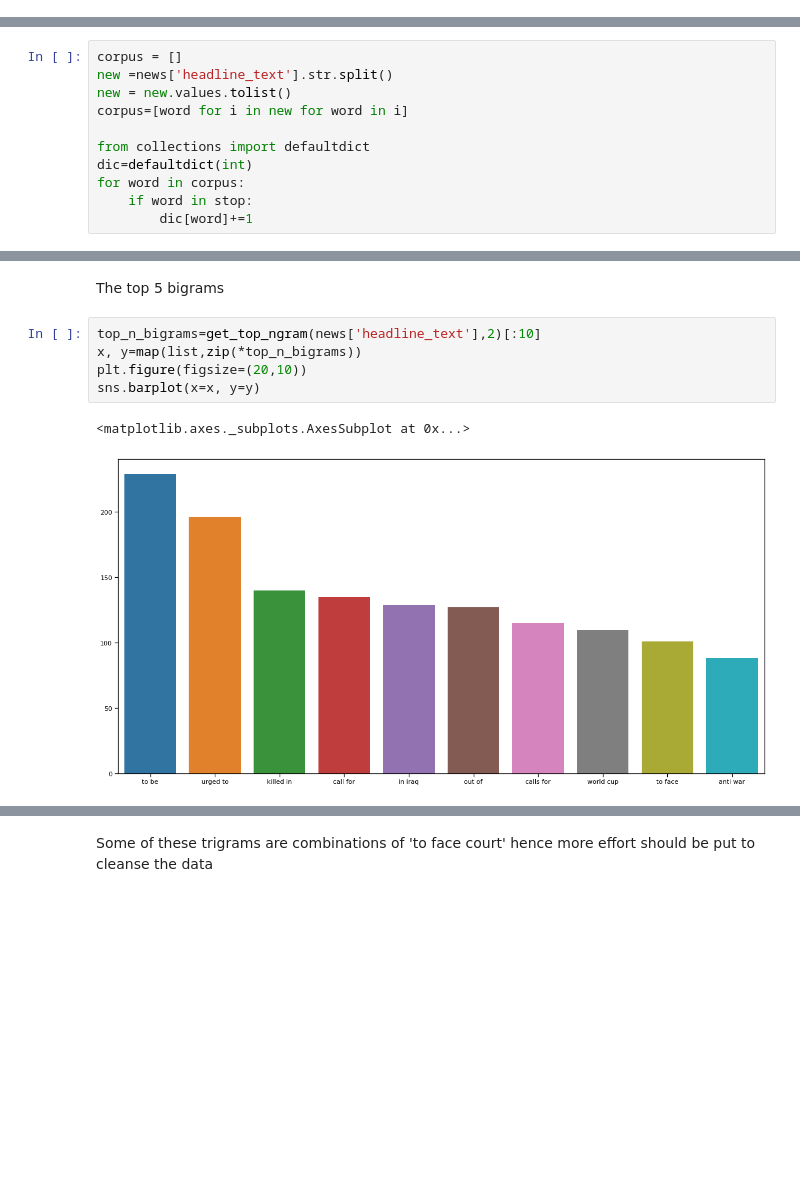
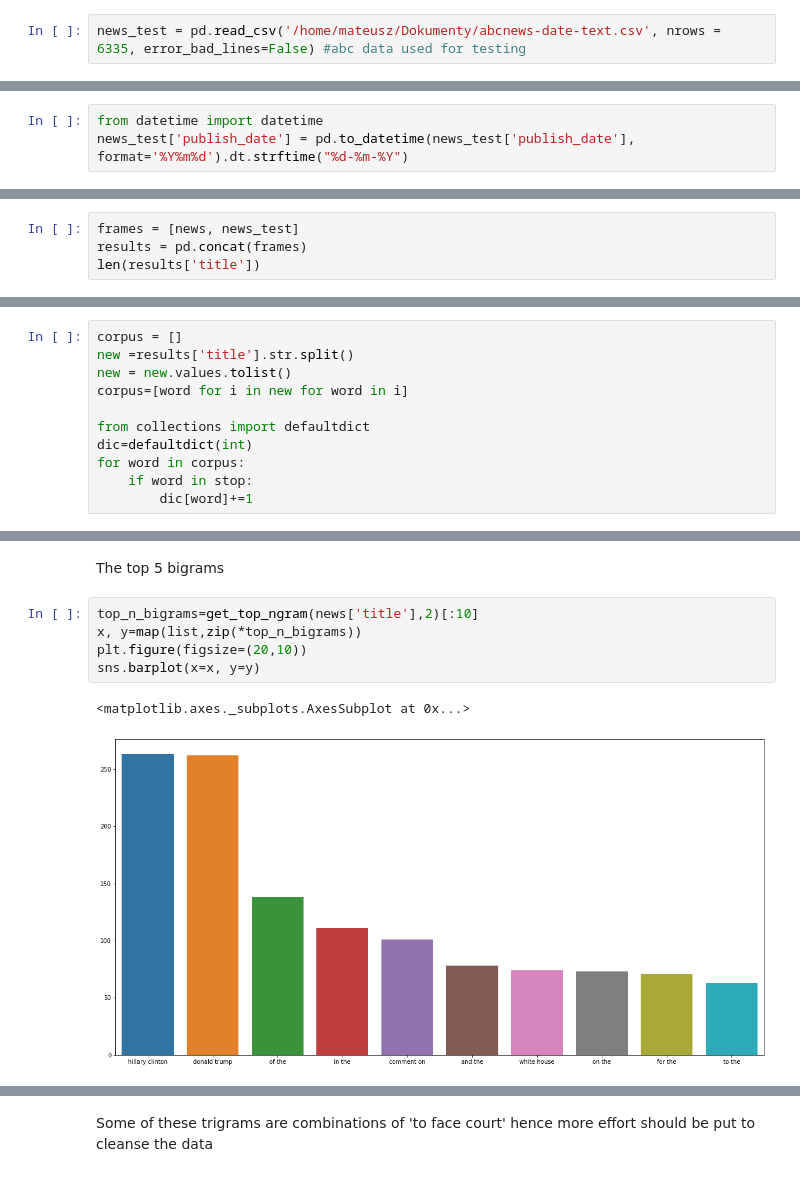
Before and after one commit to Cauchy-1899c/Project-4-LanguageProcessing, a Jupyter notebook: Untitled4.ipynb, the cells around one changed output, grey strips where cells are left out. Drawn from its saved outputs; the diff is of its cells as text; blank space fills up the shorter version.

```diff
--- a/Untitled4.ipynb
+++ b/Untitled4.ipynb
@@ -28 +94,3 @@ news = pd.read_csv('/home/mateusz/Dokumenty/abcnews-date-text.csv',nrows = 20000
+# %%
+news_test = pd.read_csv('/home/mateusz/Dokumenty/abcnews-date-text.csv', nrows = 6335, error_bad_lines=False) #abc data used for testing
 # %%
@@ -56,0 +123,3 @@ news.head()
+# %%
+from datetime import datetime
+news_test['publish_date'] = pd.to_datetime(news_test['publish_date'], format='%Y%m%d').dt.strftime("%d-%m-%Y")
@@ -125,0 +248,4 @@ Creating the corpus
+# %%
+frames = [news, news_test]
+results = pd.concat(frames)
+len(results['title'])
@@ -126,6 +259,6 @@ Creating the corpus
 # %%
 corpus = []
-new =news['headline_text'].str.split()
+new =results['title'].str.split()
 new = new.values.tolist()
 corpus=[word for i in new for word in i]
 
@@ -172,11 +307,11 @@ def get_top_ngram(corpus, n=None):
 # %% [markdown]
 The top 5 bigrams
 # %%
-top_n_bigrams=get_top_ngram(news['headline_text'],2)[:10]
+top_n_bigrams=get_top_ngram(news['title'],2)[:10]
 x, y=map(list,zip(*top_n_bigrams))
 plt.figure(figsize=(20,10))
 sns.barplot(x=x, y=y)
 # %% [output]
 <matplotlib.axes._subplots.AxesSubplot at 0x...>
-[figure, old version]
+[figure, new version]
 # %%
```
Also changed, not shown: parts of 39 cells of this notebook.
